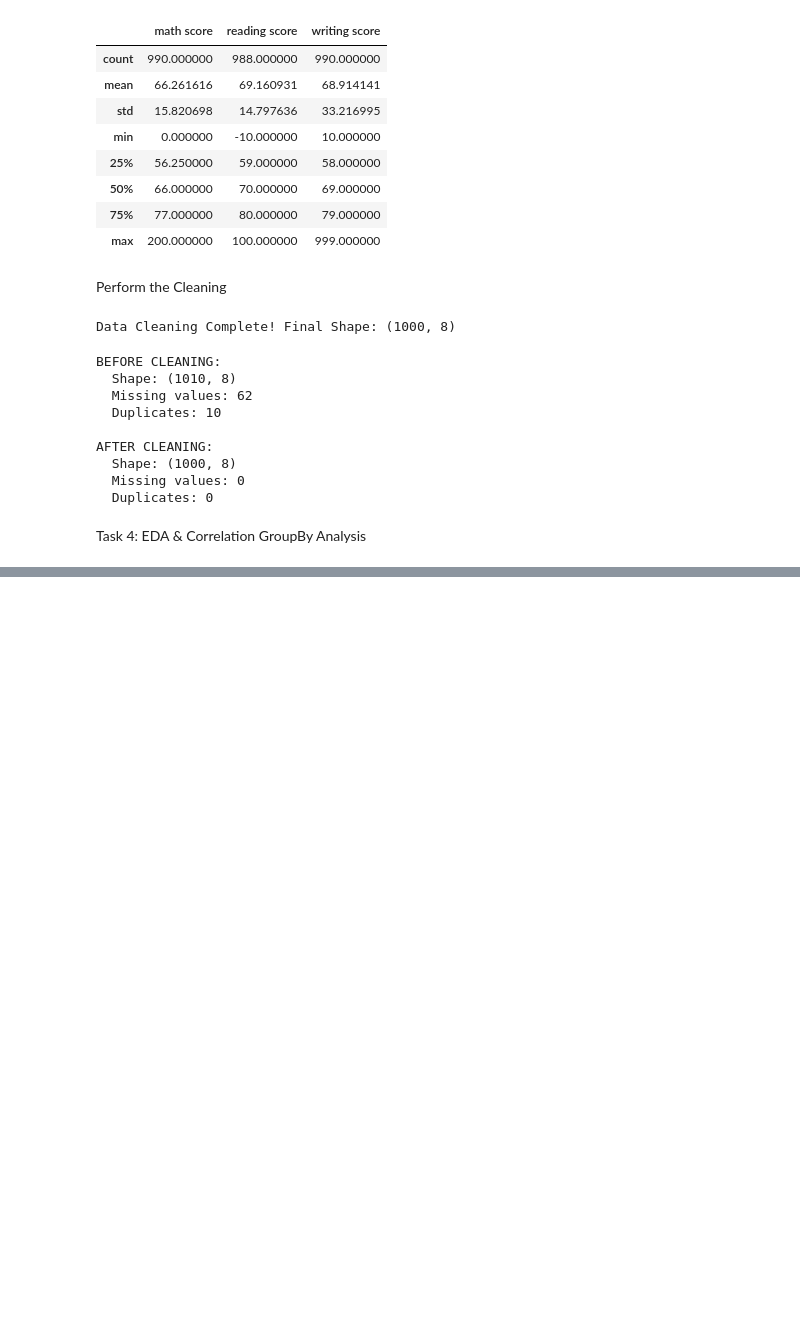
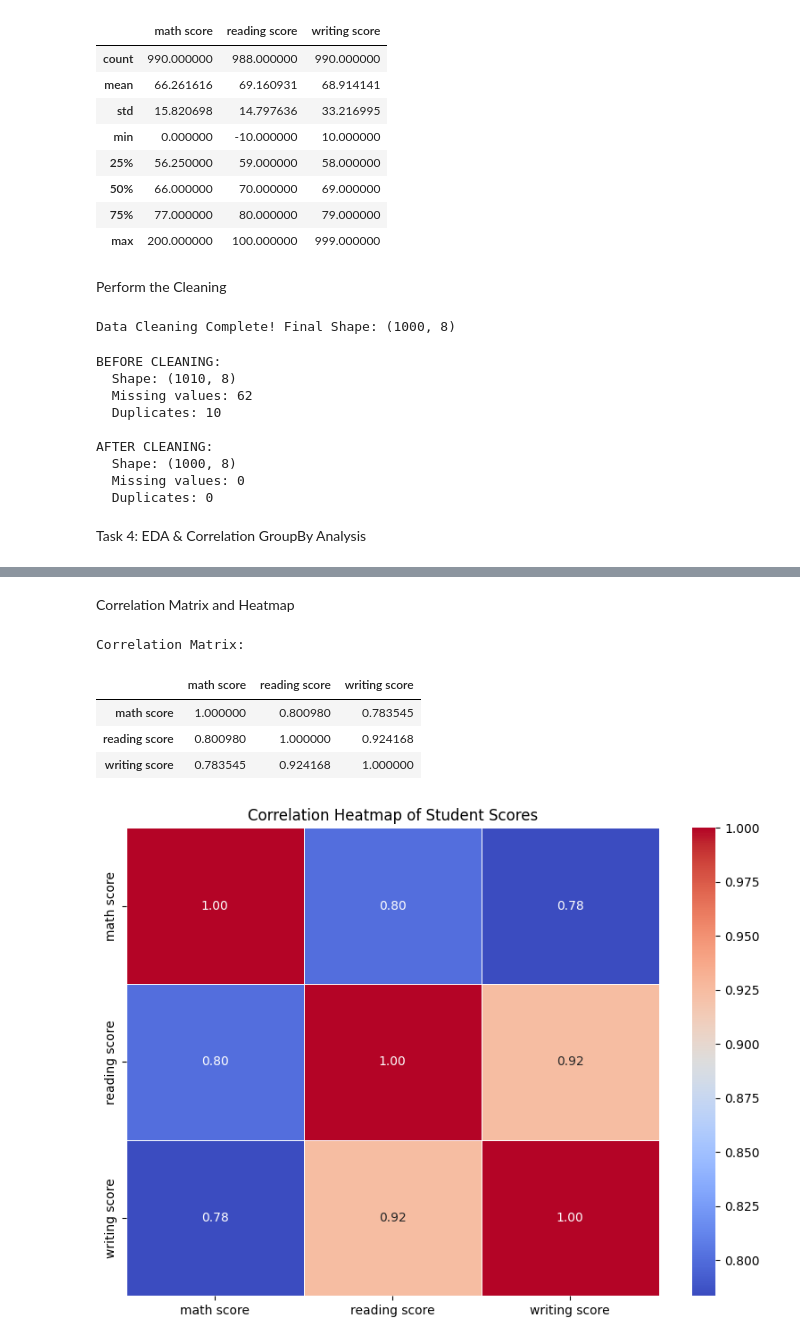
Before and after one commit to bilaaal-947/Student_Performance_Analysis, a Jupyter notebook: notebooks/analysis.ipynb, the cells around one changed output, grey strips where cells are left out. Drawn from its saved outputs; the diff is of its cells as text; code cells hidden in the pictures; blank space fills up the shorter version.

Commit message:
Task 5: Add all 5 visualizations and combined figure

```diff
--- a/notebooks/analysis.ipynb
+++ b/notebooks/analysis.ipynb
@@ -290,0 +317,22 @@ FileNotFoundError: [Errno 2] No such file or directory: 'data/cleaned_students.c
+# %% [markdown]
+Correlation Matrix and Heatmap
+# %%
+# Correlation Matrix
+corr_matrix = cleaned[score_cols].corr()
+print("Correlation Matrix:")
+display(corr_matrix)
+
+# Heatmap
+plt.figure(figsize=(8, 6))
+sns.heatmap(corr_matrix, annot=True, cmap='coolwarm', fmt='.2f', linewidths=0.5)
+plt.title("Correlation Heatmap of Student Scores")
+plt.tight_layout()
+plt.savefig("correlation_heatmap.png")
+plt.show()
+# %% [output]
+Correlation Matrix:
+|  | math score | reading score | writing score |
+| math score | 1.000000 | 0.800980 | 0.783545 |
+| reading score | 0.800980 | 1.000000 | 0.924168 |
+| writing score | 0.783545 | 0.924168 | 1.000000 |
+[figure, added]
```
Also changed, not shown: parts of 9 cells of this notebook, 5 other files.
